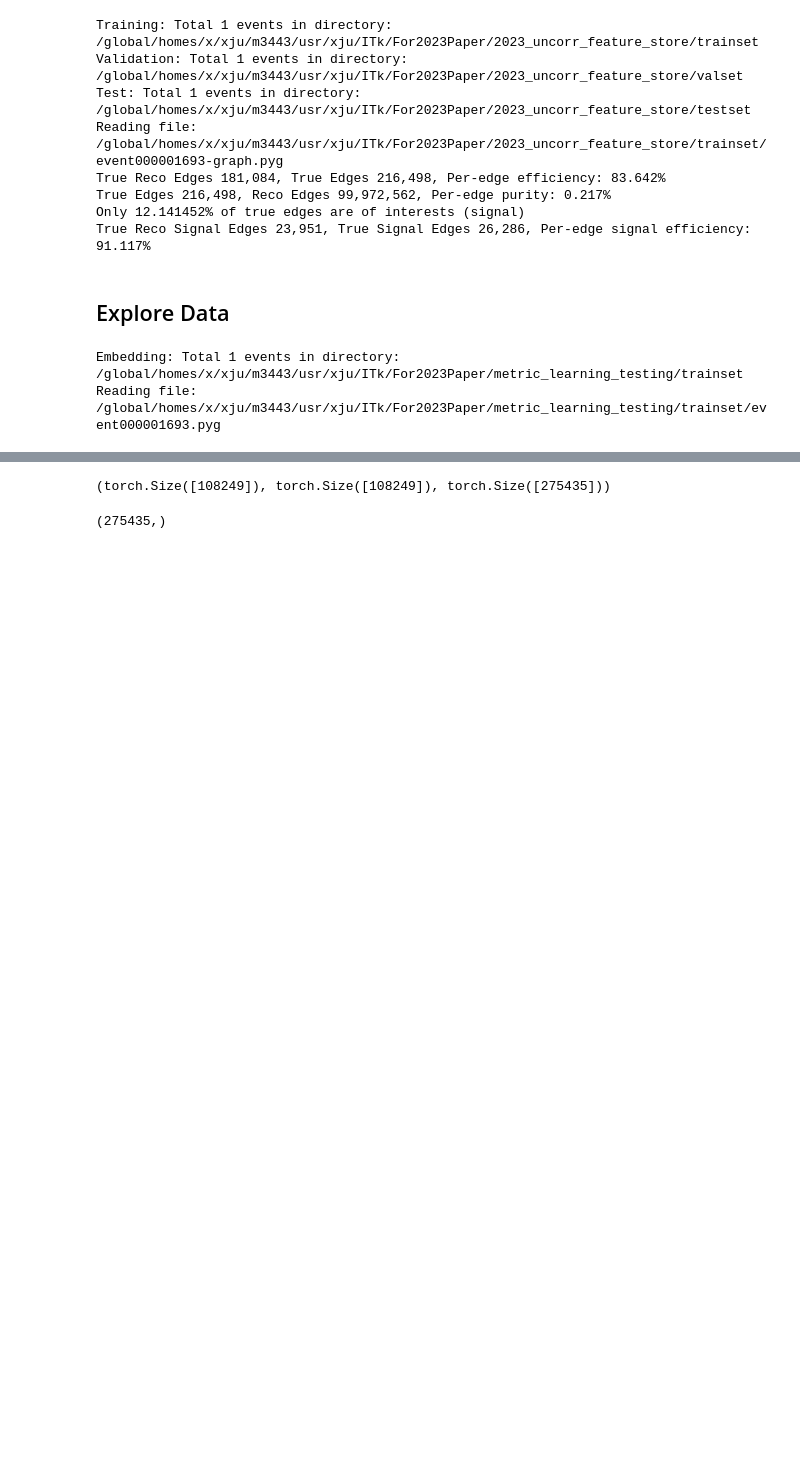
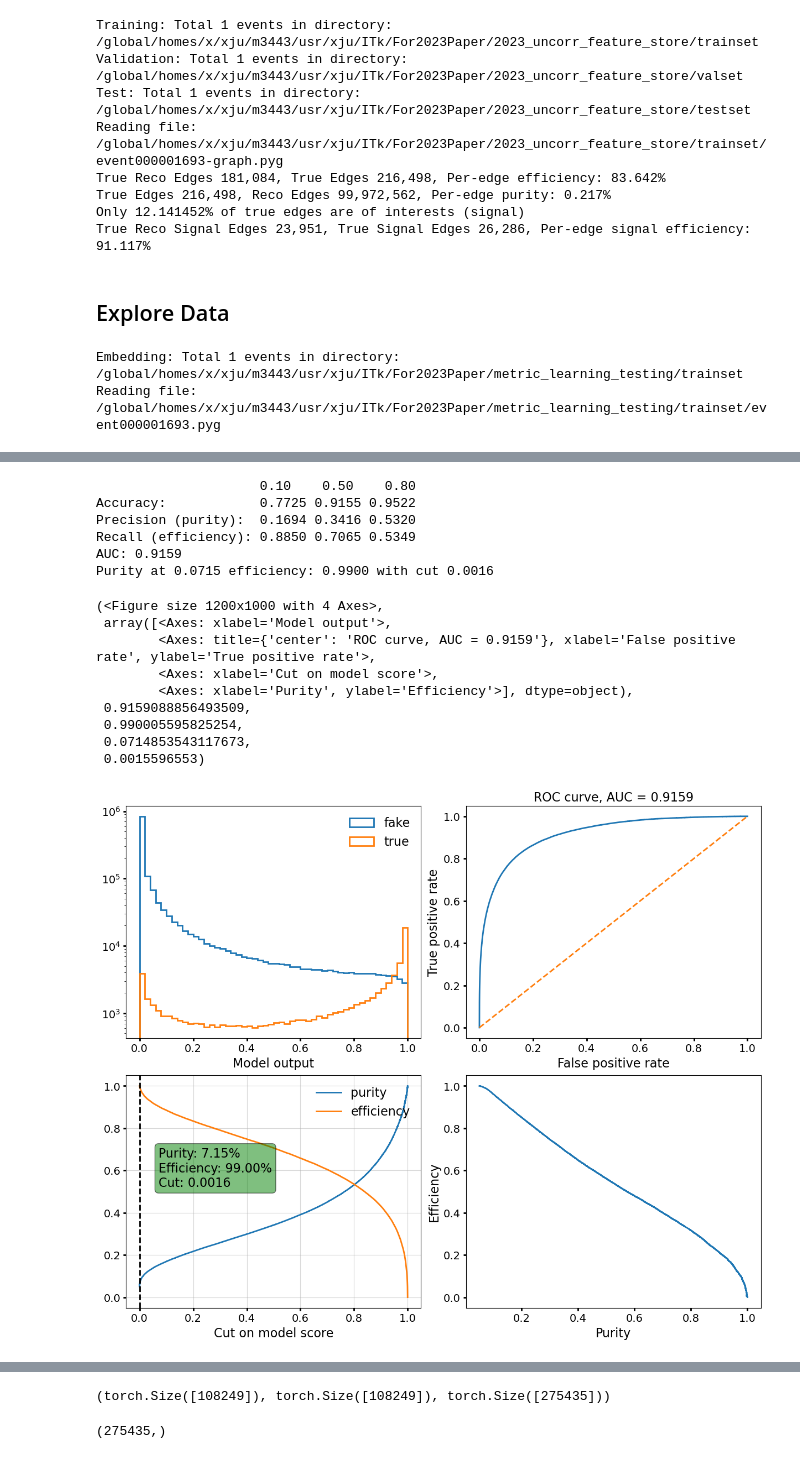
Before and after one commit to xju2/visual_tracks, a Jupyter notebook: notebooks/model_inference.ipynb, the cells around one changed output, grey strips where cells are left out. Cells and saved outputs as stored; diff of their text form; code cells hidden in the pictures; blank space fills up the shorter version.

```diff
--- a/notebooks/model_inference.ipynb
+++ b/notebooks/model_inference.ipynb
@@ -115,0 +585,19 @@ DataBatch(lengthDir1_1=[275435], localDir1_2=[275435], x=[275435], cluster_z_2=[
+# %%
+edge_perf.eval_edge_scores(data.scores, data.y, outname="perf_gnn_inclusive_evt{}".format(0))
+# %% [output]
+                     0.10    0.50    0.80
+Accuracy:            0.7725 0.9155 0.9522
+Precision (purity):  0.1694 0.3416 0.5320
+Recall (efficiency): 0.8850 0.7065 0.5349
+AUC: 0.9159
+Purity at 0.0715 efficiency: 0.9900 with cut 0.0016
+(<Figure size 1200x1000 with 4 Axes>,
+ array([<Axes: xlabel='Model output'>,
+        <Axes: title={'center': 'ROC curve, AUC = 0.9159'}, xlabel='False positive rate', ylabel='True positive rate'>,
+        <Axes: xlabel='Cut on model score'>,
+        <Axes: xlabel='Purity', ylabel='Efficiency'>], dtype=object),
+ 0.9159088856493509,
+ 0.990005595825254,
+ 0.0714853543117673,
+ 0.0015596553)
+[figure, added]
```
Also changed, not shown: parts of 34 cells of this notebook.
